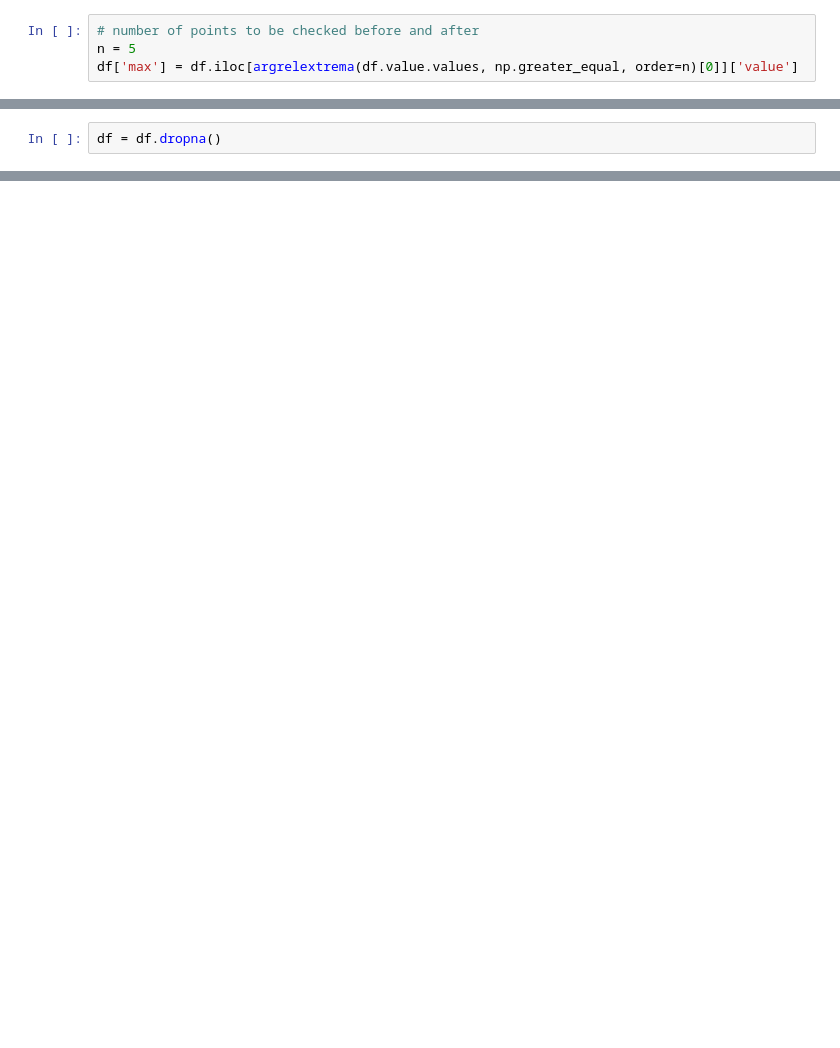
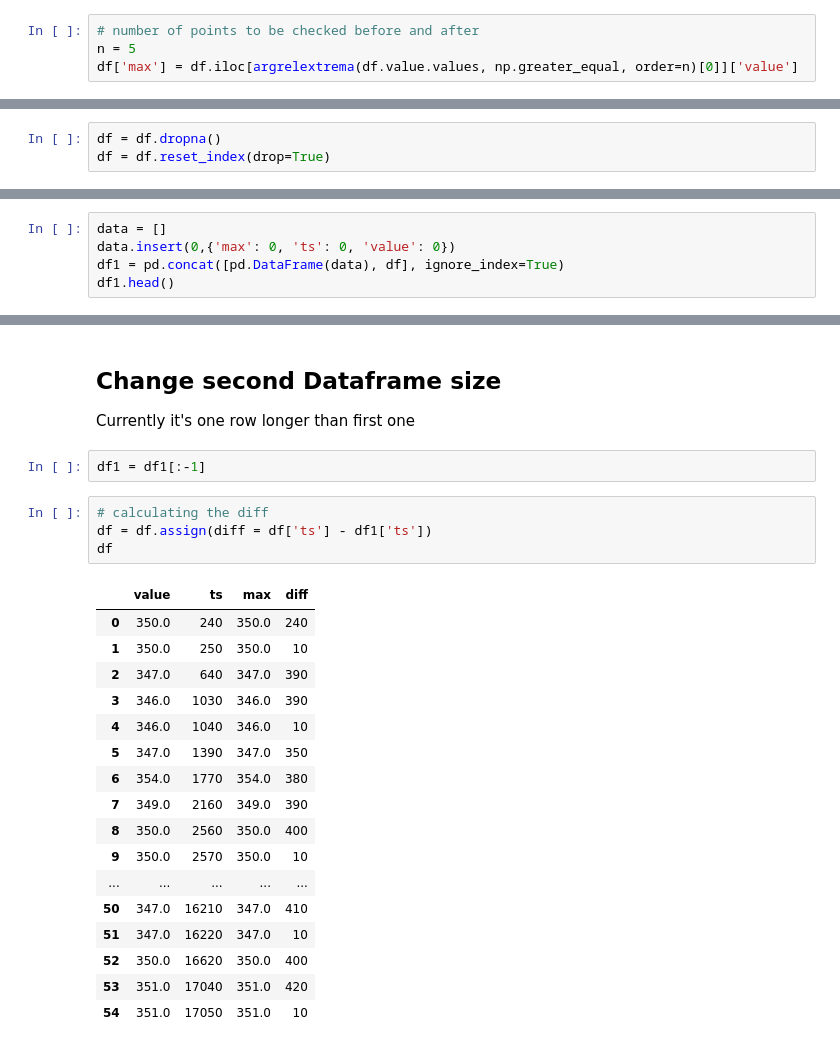
Before and after one commit to kiote/empathy, a Jupyter notebook: python/hrv.ipynb, the cells around one changed output, grey strips where cells are left out. Saved outputs shown, nothing was run; the diff lists cells and outputs as text; blank space fills up the shorter version.

```diff
--- a/python/hrv.ipynb
+++ b/python/hrv.ipynb
@@ -40,2 +38,3 @@ plt.plot(df.index, df['value'])
 # %%
 df = df.dropna()
+df = df.reset_index(drop=True)
@@ -52,0 +45,5 @@ HRV
+# %%
+data = []
+data.insert(0,{'max': 0, 'ts': 0, 'value': 0})
+df1 = pd.concat([pd.DataFrame(data), df], ignore_index=True)
+df1.head()
@@ -52,0 +57,28 @@ HRV
+# %% [markdown]
+## Change second Dataframe size
+
+Currently it's one row longer than first one
+# %%
+df1 = df1[:-1]
+# %%
+# calculating the diff
+df = df.assign(diff = df['ts'] - df1['ts'])
+df
+# %% [output]
+|  | value | ts | max | diff |
+| 0 | 350.0 | 240 | 350.0 | 240 |
+| 1 | 350.0 | 250 | 350.0 | 10 |
+| 2 | 347.0 | 640 | 347.0 | 390 |
+| 3 | 346.0 | 1030 | 346.0 | 390 |
+| 4 | 346.0 | 1040 | 346.0 | 10 |
+| 5 | 347.0 | 1390 | 347.0 | 350 |
+| 6 | 354.0 | 1770 | 354.0 | 380 |
+| 7 | 349.0 | 2160 | 349.0 | 390 |
+| 8 | 350.0 | 2560 | 350.0 | 400 |
+| 9 | 350.0 | 2570 | 350.0 | 10 |
+| ... | ... | ... | ... | ... |
+| 50 | 347.0 | 16210 | 347.0 | 410 |
+| 51 | 347.0 | 16220 | 347.0 | 10 |
+| 52 | 350.0 | 16620 | 350.0 | 400 |
+| 53 | 351.0 | 17040 | 351.0 | 420 |
+| 54 | 351.0 | 17050 | 351.0 | 10 |
```
Also changed, not shown: parts of 9 cells of this notebook, 9 other files.
